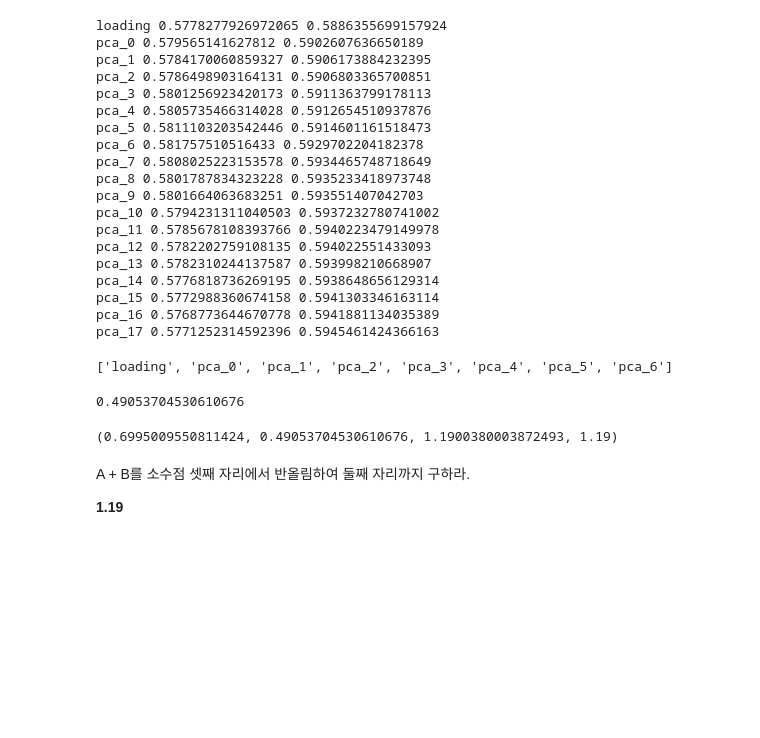
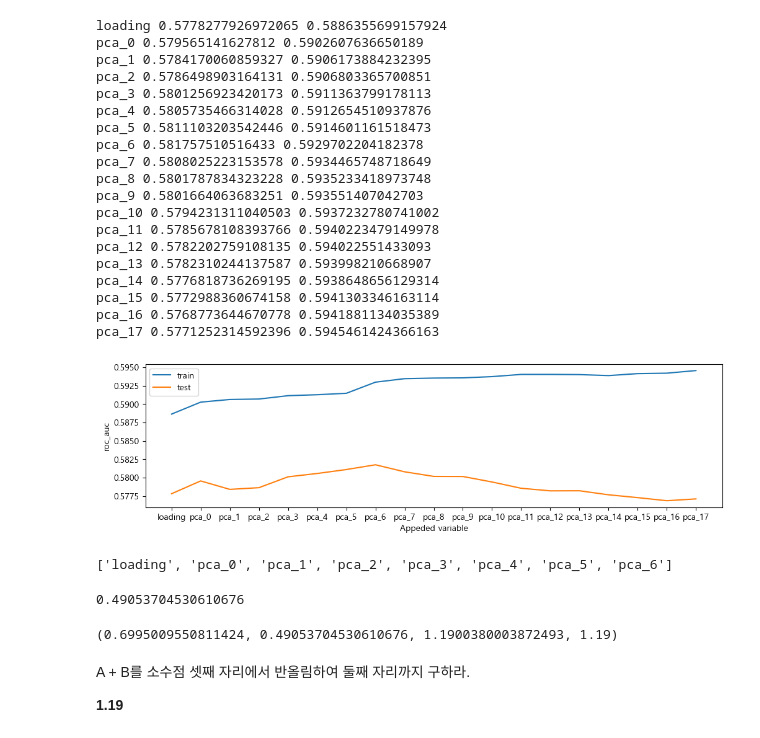
Before and after one commit to sunkusun9/DS_lv3_2409, a Jupyter notebook: sec_ds_lv3_prob1_prob.ipynb, the cells around one changed output. Cells and saved outputs as stored; diff of their text form; code cells hidden in the pictures; blank space fills up the shorter version.

```diff
--- a/sec_ds_lv3_prob1_prob.ipynb
+++ b/sec_ds_lv3_prob1_prob.ipynb
@@ -1261,0 +1415,13 @@ pd.concat([
+# %%
+# 참고 pca.inverse_transform를 통해 PCA의 역변환을 할 수 있습니다. 이를 통해 원래 변수로 변환할 수 있습니다.
+# 복원하면 차원축소 과정에서 제외된 성분이지닌 변동성을 잃어버리게 됩니다.
+total_var = df_prob4_train[X_pca].var().sum()
+print("Var: {}".format(total_var))
+for i in range(18, 0, -1):
+    pca_exp = PCA(n_components=i, random_state=123)
+    pca_exp.fit(df_prob3_train[X_pca])
+    X_tr = pca_exp.transform(df_prob4_train[X_pca])
+    print(
+        i, total_var - pca_exp.explained_variance_.sum(),
+        (pca_exp.inverse_transform(X_tr) - df_prob4_train[X_pca]).var().sum()
+    )
@@ -1319,19 +1505,28 @@ pca_14 0.5776818736269195 0.5938648656129314
 pca_15 0.5772988360674158 0.5941303346163114
 pca_16 0.5768773644670778 0.5941881134035389
 pca_17 0.5771252314592396 0.5945461424366163
-# %%
-X_lr_list[np.argmax(score_test)]
-# %% [output]
-['loading', 'pca_0', 'pca_1', 'pca_2', 'pca_3', 'pca_4', 'pca_5', 'pca_6']
-# %%
-B = pca.explained_variance_ratio_[:7].sum()
-B
-# %% [output]
-0.49053704530610676
-# %%
-A, B, A + B, round(A + B, 2)
-# %% [output]
-(0.6995009550811424, 0.49053704530610676, 1.1900380003872493, 1.19)
+# %%
+plt.figure(figsize=(12, 3))
+sns.lineplot(x = ['loading'] + ['pca_{}'.format(i) for i in range(18)], y = score_train, label='train')
+sns.lineplot(x = ['loading'] + ['pca_{}'.format(i) for i in range(18)], y = score_test, label='test')
+plt.gca().set_xlabel('Appeded variable')
+plt.gca().set_ylabel('roc_auc')
+plt.show()
+# %% [output]
+[figure, added]
+# %%
+X_lr_list[np.argmax(score_test)]
+# %% [output]
+['loading', 'pca_0', 'pca_1', 'pca_2', 'pca_3', 'pca_4', 'pca_5', 'pca_6']
+# %%
+B = pca.explained_variance_ratio_[:7].sum()
+B
+# %% [output]
+0.49053704530610676
+# %%
+A, B, A + B, round(A + B, 2)
+# %% [output]
+(0.6995009550811424, 0.49053704530610676, 1.1900380003872493, 1.19)
 # %% [markdown]
 A + B를 소수점 셋째 자리에서 반올림하여 둘째 자리까지 구하라.
 
```
Also changed, not shown: parts of 101 cells of this notebook.
